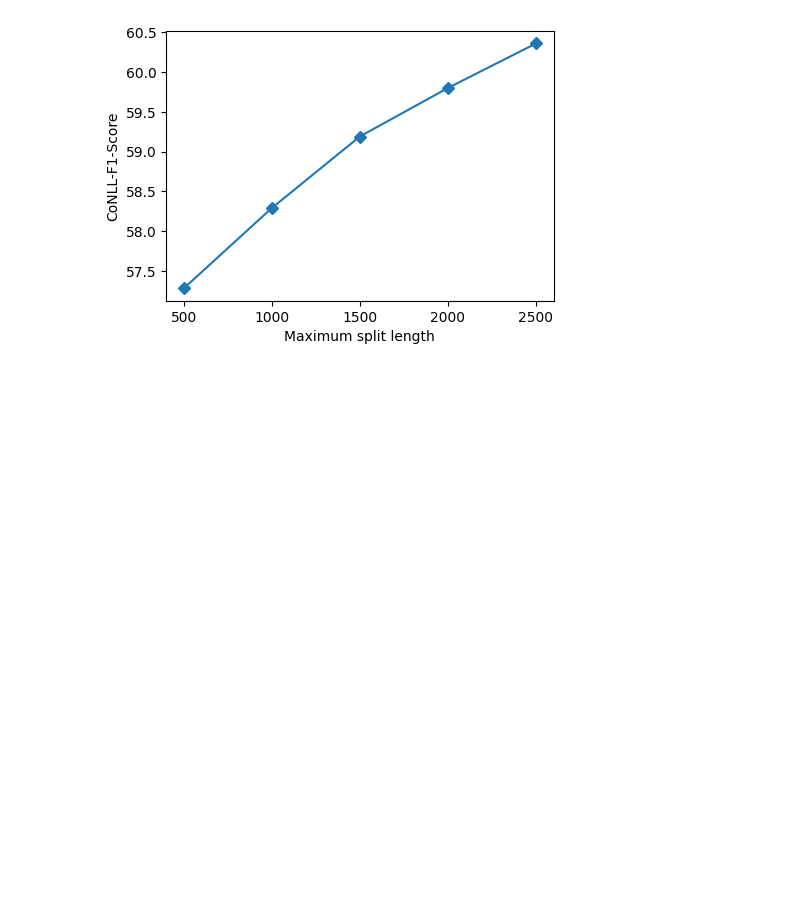
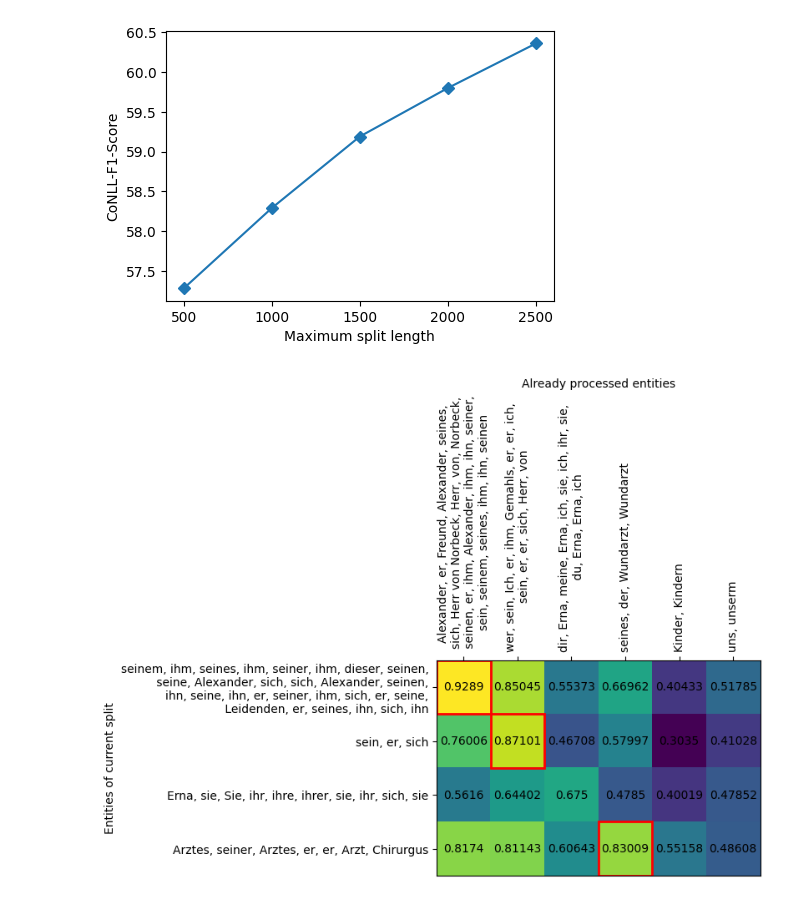
Before and after one commit to JanMaeg/Bachelorarbeit, a Jupyter notebook: results/Results.ipynb, the cells around one changed output. Cells and saved outputs as stored; diff of their text form; code cells hidden in the pictures; blank space fills up the shorter version.

```diff
--- a/results/Results.ipynb
+++ b/results/Results.ipynb
@@ -196,3 +196,38 @@ ax.set_ylabel('CoNLL-F1-Score')
 plt.savefig("droc_f1_scores_dep_len.svg", bbox_inches="tight")
 # %% [output]
 [figure]
+# %%
+predictions = [['seinem', 'ihm', 'seines', 'ihm', 'seiner', 'ihm', 'dieser', 'seinen', 'seine', 'Alexander', 'sich', 'sich', 'Alexander', 'seinen', 'ihn', 'seine', 'ihn', 'er', 'seiner', 'ihm', 'sich', 'er', 'seine', 'Leidenden', 'er', 'seines', 'ihn', 'sich', 'ihn'], ['sein','er', 'sich'], ['Erna', 'sie', 'Sie', 'ihr', 'ihre', 'ihrer', 'sie', 'ihr', 'sich', 'sie'], ['Arztes', 'seiner', 'Arztes', 'er', 'er', 'Arzt', 'Chirurgus']]
+existing_clusters = [['Alexander', 'er', 'Freund', 'Alexander', 'seines', 'sich', 'Herr von Norbeck', 'Herr', 'von', 'Norbeck', 'seinen', 'er', 'ihm', 'Alexander', 'ihm', 'ihn', 'seiner', 'sein', 'seinem', 'seines', 'ihm', 'ihn', 'seinen'], ['wer', 'sein', 'Ich', 'er', 'ihm', 'Gemahls', 'er', 'er', 'ich', 'sein', 'er', 'er', 'sich', 'Herr', 'von'], ['dir', 'Erna', 'meine', 'Erna', 'ich', 'sie', 'ich', 'ihr', 'sie', 'du', 'Erna', 'Erna', 'ich'], ['seines', 'der', 'Wundarzt', 'Wundarzt'], ['Kinder', 'Kindern'], ['uns', 'unserm']]
+weights_word_2_vec = [[0.92889656, 0.8504498,  0.5537296,  0.66961531, 0.40432852, 0.51784824], [0.76006313, 0.87101091, 0.467075,   0.57996958, 0.30350081, 0.41027569], [0.56160493, 0.64402224, 0.67499854, 0.478499,   0.40018521, 0.47851921], [0.81739629, 0.8114254,  0.606433,   0.83009448, 0.55157577, 0.48608034]]
+
+fig, ax = plt.subplots(figsize=(5,6))
+ax.imshow(weights)
+
+prediction_labels = [", ".join(pre) for pre in predictions]
+prediction_labels[0] = prediction_labels[0][:54] + "\n" + prediction_labels[0][54:103] + "\n" + prediction_labels[0][104:154] + "\n" + prediction_labels[0][154:]
+
+existing_labels = [", ".join(pre) for pre in existing_clusters]
+existing_labels[0] = existing_labels[0][:42] + "\n" + existing_labels[0][42:85] + "\n" + existing_labels[0][85:132] +  "\n" + existing_labels[0][132:]
+existing_labels[1] = existing_labels[1][:47] + "\n" + existing_labels[1][47:]
+existing_labels[2] = existing_labels[2][:48] + "\n" + existing_labels[2][48:]
+
+
+ax.set_yticks(np.arange(len(predictions)), prediction_labels)
+ax.tick_params(top=True, labeltop=True, bottom=False, labelbottom=False)
+ax.set_xticks(np.arange(len(existing_clusters)), existing_labels, rotation='vertical')
+
+for (j,i),label in np.ndenumerate(weights):
+    ax.text(i,j,str(round(label, 5)),ha='center',va='center')
+
+highlight_cell(0, 0, color="red", linewidth=2)
+highlight_cell(1, 1, color="red", linewidth=2)
+highlight_cell(3, 3, color="red", linewidth=2)
+
+ax.xaxis.set_label_position('top')
+ax.set_xlabel('Already processed entities')
+ax.set_ylabel('Entities of current split')
+
+plt.savefig("embedding_example_word2vec.svg", bbox_inches="tight")
+# %% [output]
+[figure, added]
```
Also changed, not shown: parts of 1 cell of this notebook, 1 other file.
